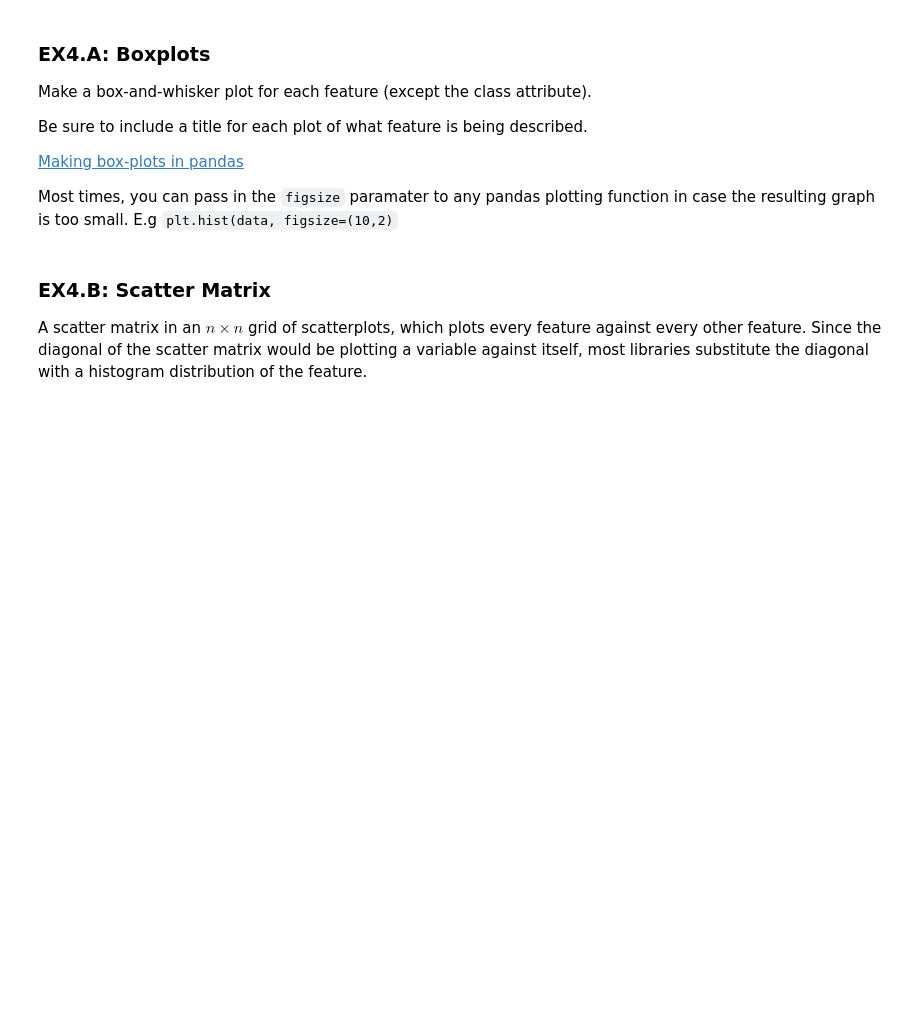
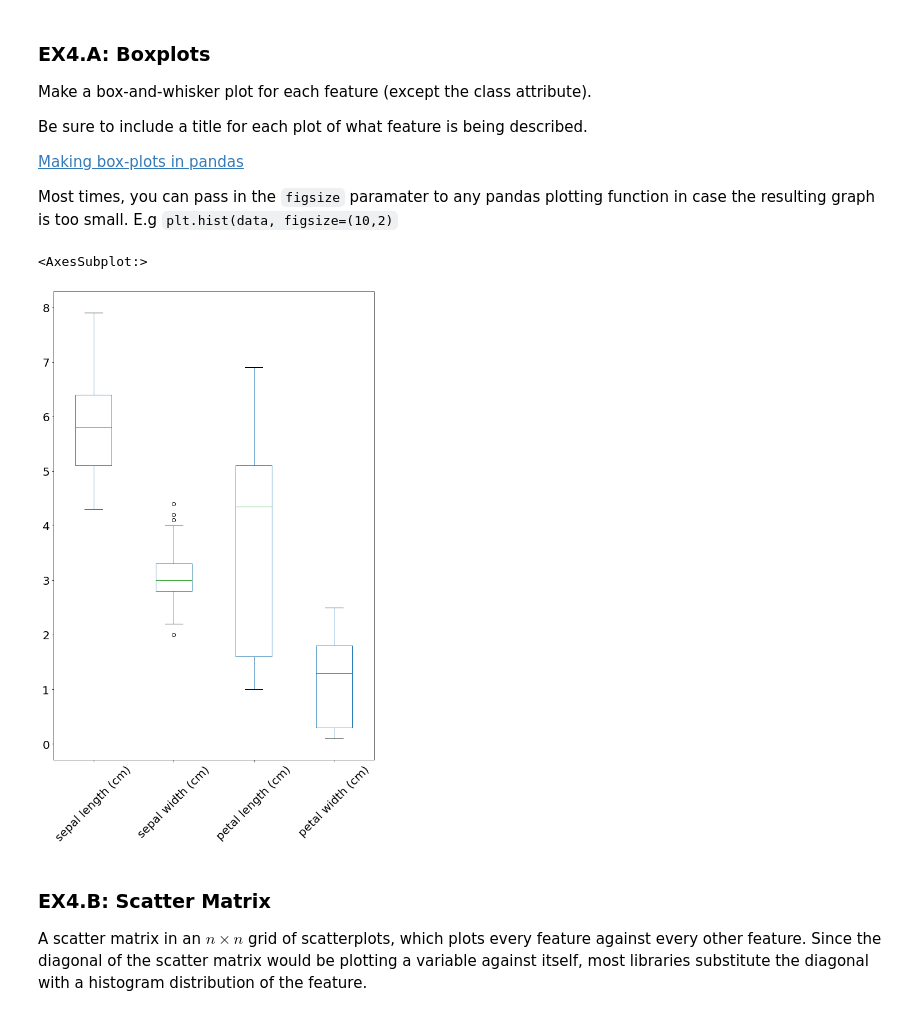
Before and after one commit to jackyhuynh/data-preprocessing-using-python, a Jupyter notebook: src/notebook.ipynb, the cells around one changed output. Cells and saved outputs as stored; diff of their text form; code cells hidden in the pictures; blank space fills up the shorter version.

```diff
--- a/src/notebook.ipynb
+++ b/src/notebook.ipynb
@@ -410,6 +424,10 @@ Be sure to include a title for each plot of what feature is being described.
 Most times, you can pass in the `figsize` paramater to any pandas plotting function in case the resulting graph is too small. E.g `plt.hist(data, figsize=(10,2)`
 # %%
 # SOLUTION (can break it up into multipole steps if you want to) (E.g "first we create a subset of the dataframe...")
+data.drop(columns='target').boxplot(figsize=(10,15),grid=False, rot=45, fontsize=20)
+# %% [output]
+<AxesSubplot:>
+[figure, added]
 # %% [markdown]
 ### EX4.B: Scatter Matrix
 A scatter matrix in an $n \times n$ grid of scatterplots, which plots every feature against every other feature. Since the diagonal of the scatter matrix would be plotting a variable against itself, most libraries substitute the diagonal with a histogram distribution of the feature.
```
Also changed, not shown: parts of 11 cells of this notebook.
